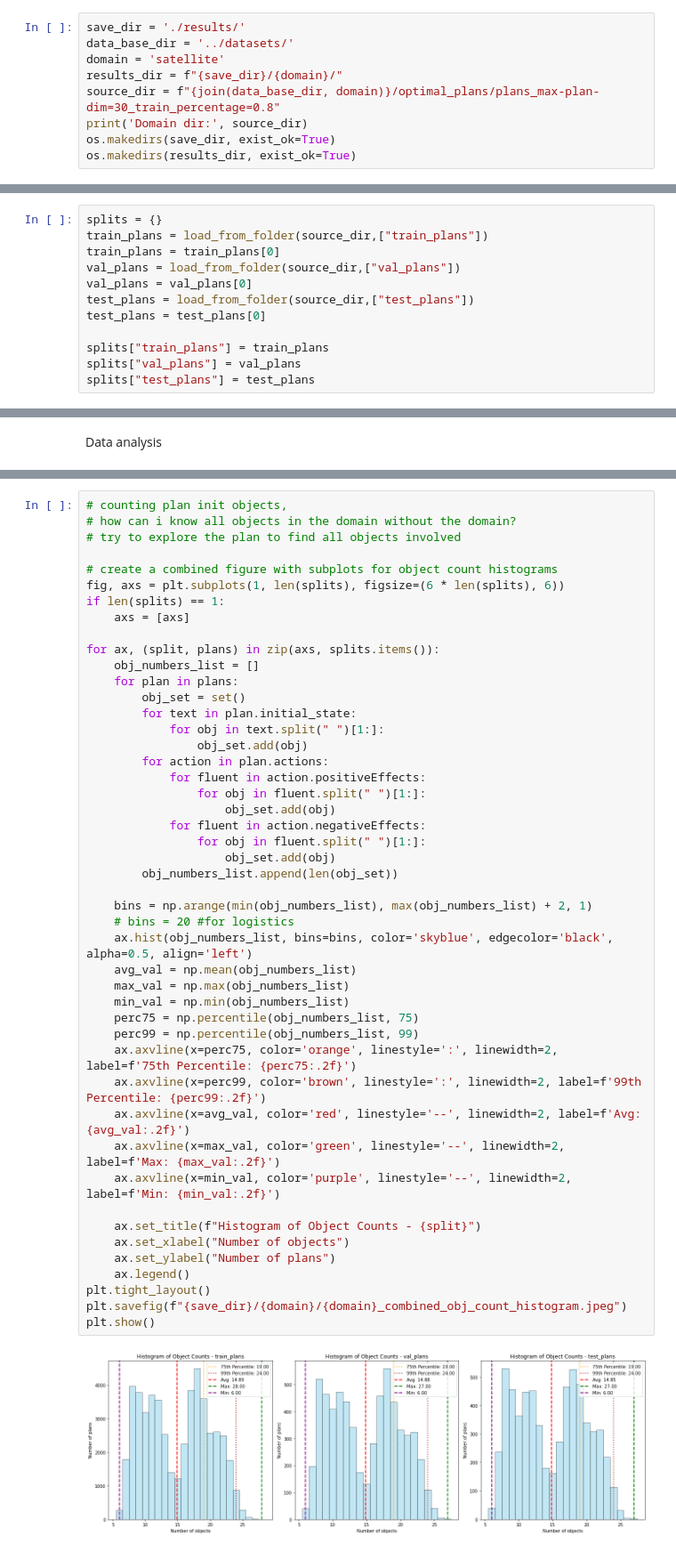
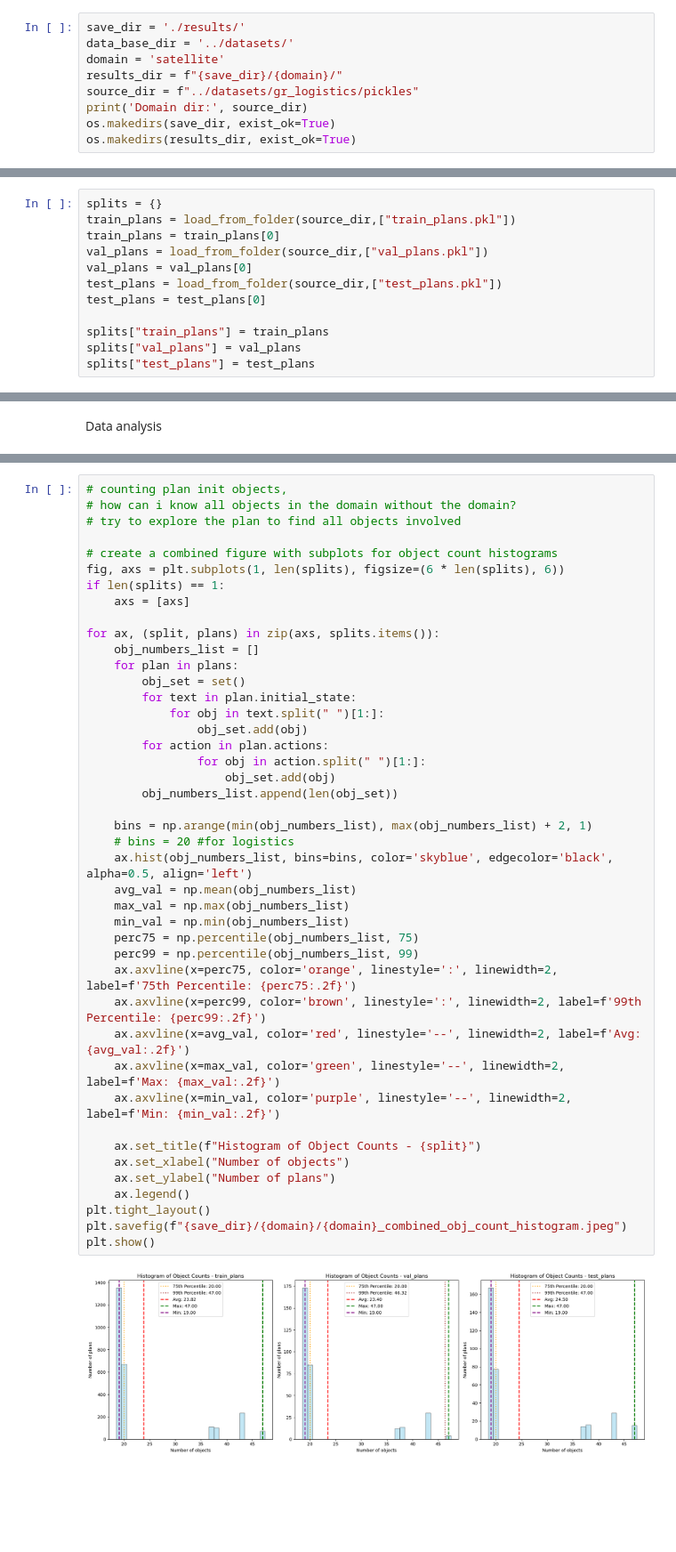
Before and after one commit to Ruggero01s/FSGR_thesis, a Jupyter notebook: code/dataset_study.ipynb, the cells around one changed output, grey strips where cells are left out. Shown: that part at 89% size. Saved outputs shown, nothing was run; the diff lists cells and outputs as text; blank space fills up the shorter version.

```diff
--- a/code/dataset_study.ipynb
+++ b/code/dataset_study.ipynb
@@ -12,7 +12,7 @@ save_dir = './results/'
 data_base_dir = '../datasets/'
 domain = 'satellite'
 results_dir = f"{save_dir}/{domain}/"
-source_dir = f"{join(data_base_dir, domain)}/optimal_plans/plans_max-plan-dim=30_train_percentage=0.8"
+source_dir = f"../datasets/gr_logistics/pickles"
 print('Domain dir:', source_dir)
 os.makedirs(save_dir, exist_ok=True)
 os.makedirs(results_dir, exist_ok=True)
@@ -22,11 +22,11 @@ Domain dir: ../datasets/logistics/optimal_plans/gr_dataset/dictionaries_and_plan
 Data load
 # %%
 splits = {}
-train_plans = load_from_folder(source_dir,["train_plans"])
+train_plans = load_from_folder(source_dir,["train_plans.pkl"])
 train_plans = train_plans[0]
-val_plans = load_from_folder(source_dir,["val_plans"])
+val_plans = load_from_folder(source_dir,["val_plans.pkl"])
 val_plans = val_plans[0]
-test_plans = load_from_folder(source_dir,["test_plans"])
+test_plans = load_from_folder(source_dir,["test_plans.pkl"])
 test_plans = test_plans[0]
 
 splits["train_plans"] = train_plans
@@ -153,36 +151,32 @@ for ax, (split, plans) in zip(axs, splits.items()):
         obj_set = set()
         for text in plan.initial_state:
             for obj in text.split(" ")[1:]:
                 obj_set.add(obj)
         for action in plan.actions:
-            for fluent in action.positiveEffects:
-                for obj in fluent.split(" ")[1:]:
-                    obj_set.add(obj)
-            for fluent in action.negativeEffects:
-                for obj in fluent.split(" ")[1:]:
+                for obj in action.split(" ")[1:]:
                     obj_set.add(obj)
         obj_numbers_list.append(len(obj_set))
 
     bins = np.arange(min(obj_numbers_list), max(obj_numbers_list) + 2, 1)
     # bins = 20 #for logistics
     ax.hist(obj_numbers_list, bins=bins, color='skyblue', edgecolor='black', alpha=0.5, align='left')
     avg_val = np.mean(obj_numbers_list)
     max_val = np.max(obj_numbers_list)
     min_val = np.min(obj_numbers_list)
     perc75 = np.percentile(obj_numbers_list, 75)
     perc99 = np.percentile(obj_numbers_list, 99)
     ax.axvline(x=perc75, color='orange', linestyle=':', linewidth=2, label=f'75th Percentile: {perc75:.2f}')
     ax.axvline(x=perc99, color='brown', linestyle=':', linewidth=2, label=f'99th Percentile: {perc99:.2f}')
     ax.axvline(x=avg_val, color='red', linestyle='--', linewidth=2, label=f'Avg: {avg_val:.2f}')
     ax.axvline(x=max_val, color='green', linestyle='--', linewidth=2, label=f'Max: {max_val:.2f}')
     ax.axvline(x=min_val, color='purple', linestyle='--', linewidth=2, label=f'Min: {min_val:.2f}')
 
     ax.set_title(f"Histogram of Object Counts - {split}")
     ax.set_xlabel("Number of objects")
     ax.set_ylabel("Number of plans")
     ax.legend()
 plt.tight_layout()
 plt.savefig(f"{save_dir}/{domain}/{domain}_combined_obj_count_histogram.jpeg")
 plt.show()
 # %% [output]
-[figure, old version]
+[figure, new version]
```
Also changed, not shown: parts of 7 cells of this notebook, 11 other files.
